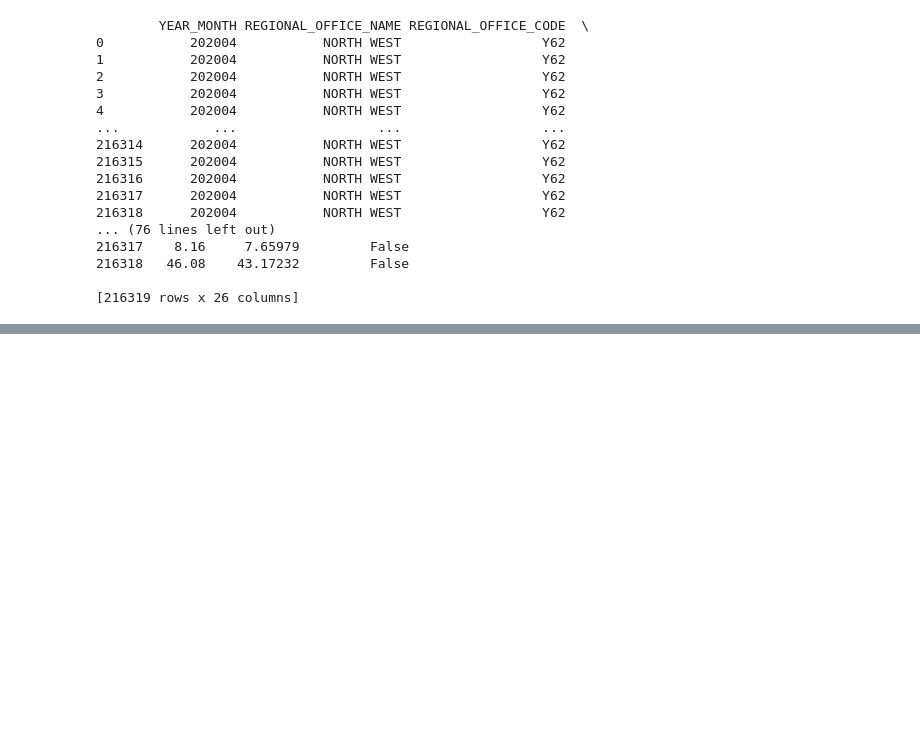
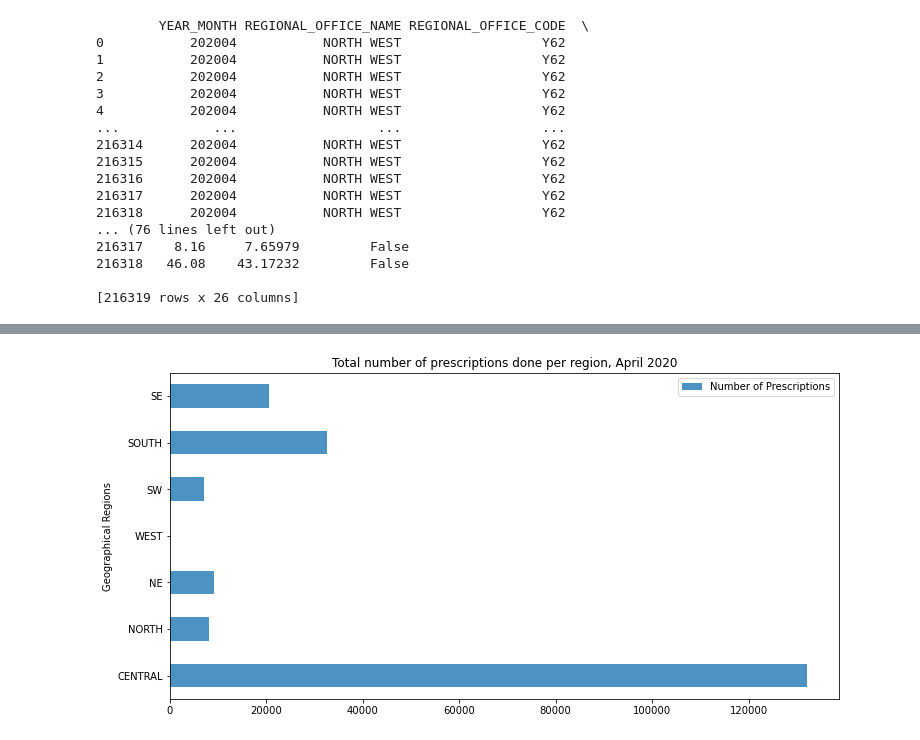
Before and after one commit to kamalmasarweh/project, a Jupyter notebook: Group work.ipynb, the cells around one changed output, grey strips where cells are left out. Cells and saved outputs as stored; diff of their text form; code cells hidden in the pictures; blank space fills up the shorter version.

```diff
--- a/Group work.ipynb
+++ b/Group work.ipynb
@@ -627,0 +750,5 @@ import matplotlib.pyplot as plt
+# %%
+Regions_SW = epd_20[(epd_20["ADDRESS_3"] == "SALE")| (epd_20["ADDRESS_3"] == "CHORLTON-CUM-HARDY")]
+Regions_SW.describe()
+SW = 7066
+print(f"The practices in the South West region made {SW} total prescriptions in April 2020")
@@ -627,0 +768,7 @@ import matplotlib.pyplot as plt
+# %%
+Regions_SE = epd_20[epd_20["ADDRESS_3"].isin (["VICTORIA PARK", "FALLOWFIELD",
+                                                               "LONGSIGHT", "LEVENSHULME"
+                                                               ])]
+Regions_SE.describe()
+SE = 20533
+print(f"The practices in the South East region made {SE} total prescriptions in April 2020")
@@ -627,0 +777,7 @@ import matplotlib.pyplot as plt
+# %%
+Regions_NE = epd_20[epd_20["ADDRESS_3"].isin (["BLACKLEY", "COLLYHURST",
+                                                               "NEW MOSTON,MANCHESTER", "NEWTON HEATH"
+                                                               ])]
+Regions_NE.describe()
+NE = 9263
+print(f"The practices in the North East region made {NE} total prescriptions in April 2020")
@@ -627,0 +786,17 @@ import matplotlib.pyplot as plt
+# %%
+regions_dataframe_20 = pd.DataFrame(
+    {
+        "Regions": [
+            "CENTRAL",
+            "NORTH",
+            "NE",
+            "WEST",
+            "SW",
+            "SOUTH",
+            "SE",
+            ],
+        "Number of Prescriptions": [CENTRAL, NORTH, NE, WEST, SW, SOUTH, SE]
+    }
+)
+
+regions_dataframe_20
@@ -627,0 +812,10 @@ import matplotlib.pyplot as plt
+# %%
+#How to plot and customize a horitzontal bar graph
+
+fig, axs = plt.subplots(figsize=(12, 6))
+regions_dataframe_20.plot.barh(ax=axs, x="Regions", y="Number of Prescriptions", alpha=0.8)
+axs.set_ylabel("Geographical Regions")
+axs.set_title ("Total number of prescriptions done per region, April 2020")
+fig.savefig("num_prescriptions20.png")
+# %% [output]
+[figure, added]
```
Also changed, not shown: parts of 59 cells of this notebook.
